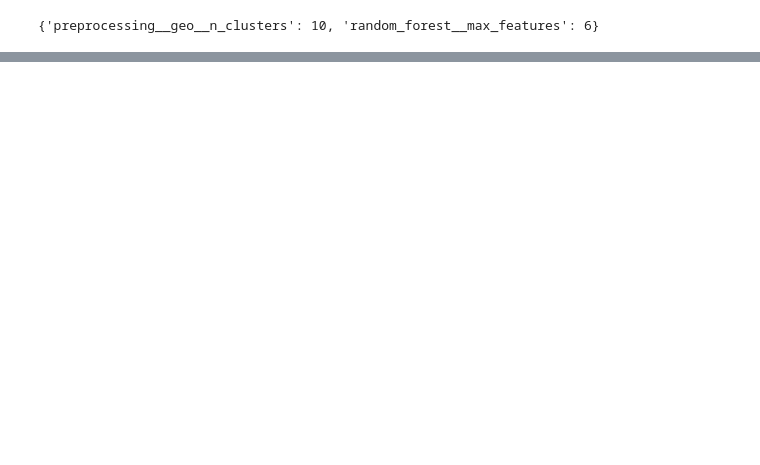
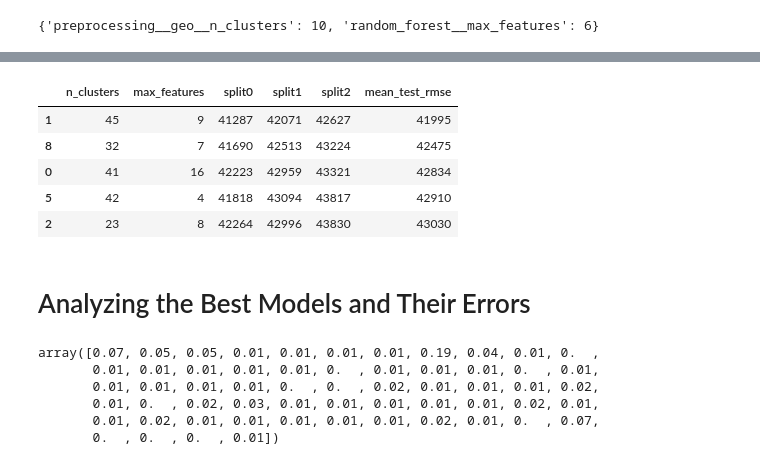
Before and after one commit to SoheilBadri2000/hoSKlearnKerasTensorflow, a Jupyter notebook: ch02.ipynb, the cells around one changed output, grey strips where cells are left out. Saved outputs shown, nothing was run; the diff lists cells and outputs as text; code cells hidden in the pictures; blank space fills up the shorter version.

```diff
--- a/ch02.ipynb
+++ b/ch02.ipynb
@@ -1143,0 +1146,18 @@ cv_res.head()
+# %%
+from sklearn.model_selection import RandomizedSearchCV
+from scipy.stats import randint
+
+param_distribs = {
+    "preprocessing__geo__n_clusters": randint(low=3, high=50),
+    "random_forest__max_features": randint(low=2, high=20)
+}
+
+rnd_search = RandomizedSearchCV(
+    full_pipeline, param_distributions = param_distribs,
+    n_iter = 10,
+    cv = 3,
+    scoring = "neg_root_mean_squared_error",
+    random_state = 42
+)
+
+rnd_search.fit(housing, housing_labels)
@@ -1143,0 +1181,17 @@ cv_res.head()
+# %%
+cv_res = pd.DataFrame(rnd_search.cv_results_)
+# cv_res
+cv_res.sort_values(by="mean_test_score", ascending=False, inplace=True)
+cv_res = cv_res[["param_preprocessing__geo__n_clusters", "param_random_forest__max_features", "split0_test_score", "split1_test_score", "split2_test_score", "mean_test_score"]]
+score_cols = ["split0", "split1", "split2", "mean_test_rmse"]
+cv_res.columns = ["n_clusters", "max_features"] + score_cols
+cv_res[score_cols] = - cv_res[score_cols].round().astype(np.int64)
+# %%
+cv_res.head()
+# %% [output]
+|  | n_clusters | max_features | split0 | split1 | split2 | mean_test_rmse |
+| 1 | 45 | 9 | 41287 | 42071 | 42627 | 41995 |
+| 8 | 32 | 7 | 41690 | 42513 | 43224 | 42475 |
+| 0 | 41 | 16 | 42223 | 42959 | 43321 | 42834 |
+| 5 | 42 | 4 | 41818 | 43094 | 43817 | 42910 |
+| 2 | 23 | 8 | 42264 | 42996 | 43830 | 43030 |
@@ -1143,0 +1200,13 @@ cv_res.head()
+# %% [markdown]
+# Analyzing the Best Models and Their Errors
+# %%
+final_model = rnd_search.best_estimator_ # includes preprocessing
+feature_importances = final_model["random_forest"].feature_importances_
+feature_importances.round(2)
+# %% [output]
+array([0.07, 0.05, 0.05, 0.01, 0.01, 0.01, 0.01, 0.19, 0.04, 0.01, 0.  ,
+       0.01, 0.01, 0.01, 0.01, 0.01, 0.  , 0.01, 0.01, 0.01, 0.  , 0.01,
+       0.01, 0.01, 0.01, 0.01, 0.  , 0.  , 0.02, 0.01, 0.01, 0.01, 0.02,
+       0.01, 0.  , 0.02, 0.03, 0.01, 0.01, 0.01, 0.01, 0.01, 0.02, 0.01,
+       0.01, 0.02, 0.01, 0.01, 0.01, 0.01, 0.01, 0.02, 0.01, 0.  , 0.07,
+       0.  , 0.  , 0.  , 0.01])
```
Also changed, not shown: parts of 14 cells of this notebook.
